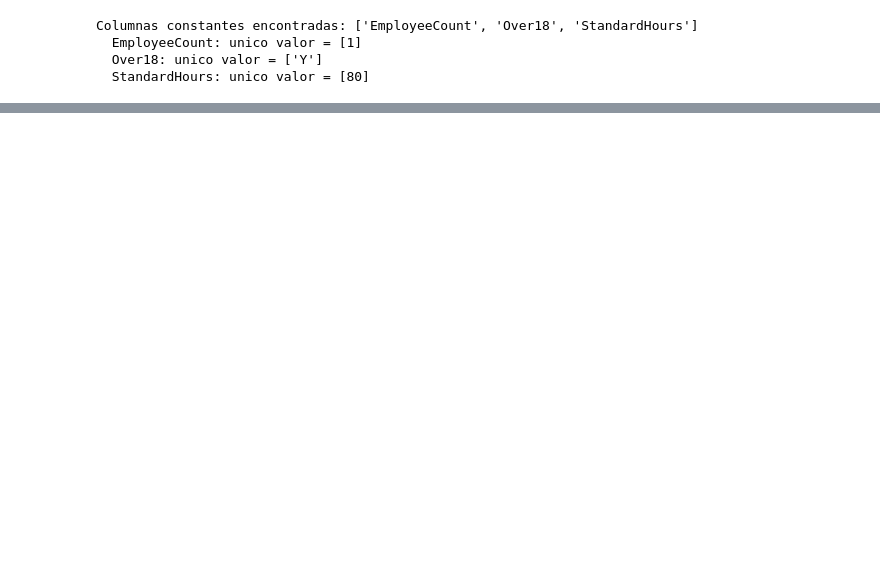
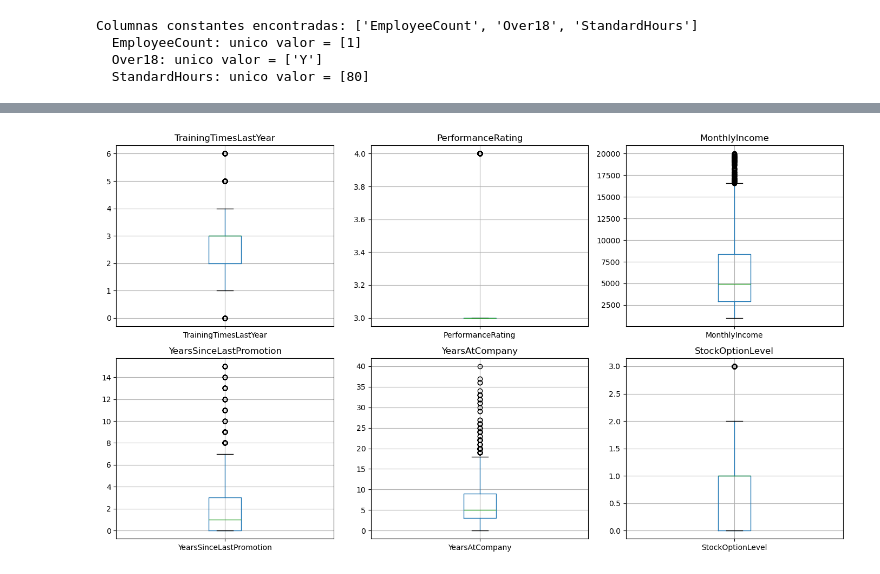
Before and after one commit to TiagoV69/analisis-datos-evento2-grupo7, a Jupyter notebook: 02_eda/02_eda_hr.ipynb, the cells around one changed output, grey strips where cells are left out. Drawn from its saved outputs; the diff is of its cells as text; code cells hidden in the pictures; blank space fills up the shorter version.

Commit message:
Feat: add EDA plots (boxplots and dispersion charts) and detection ourliers.

```diff
--- a/02_eda/02_eda_hr.ipynb
+++ b/02_eda/02_eda_hr.ipynb
@@ -58,0 +64,21 @@ Columnas constantes encontradas: ['EmployeeCount', 'Over18', 'StandardHours']
+# %%
+# Método estadístico 1: IQR (rango intercuartílico)
+resumen_outliers_iqr = []
+for col in numeric_cols:
+    q1 = df_hr[col].quantile(0.25)
+    q3 = df_hr[col].quantile(0.75)
+    iqr = q3 - q1
+    limite_inferior = q1 - 1.5 * iqr
+    limite_superior = q3 + 1.5 * iqr
+    outliers = df_hr[(df_hr[col] < limite_inferior) | (df_hr[col] > limite_superior)]
+    resumen_outliers_iqr.append({
+        "columna": col,
+        "outliers_iqr": len(outliers),
+        "porcentaje (%)": round(100 * len(outliers) / len(df_hr), 2)
+    })
+
+resumen_outliers_iqr = pd.DataFrame(resumen_outliers_iqr).sort_values(
+    "outliers_iqr", ascending=False
+)
+print("Outliers detectados por IQR:")
+print(resumen_outliers_iqr[resumen_outliers_iqr["outliers_iqr"] > 0])
@@ -58,0 +112,12 @@ Columnas constantes encontradas: ['EmployeeCount', 'Over18', 'StandardHours']
+# %%
+# Método gráfico: boxplots de las variables con más valores atípicos IQR
+columnas_a_graficar = resumen_outliers_iqr.head(6)["columna"].tolist()
+fig, axes = plt.subplots(2, 3, figsize=(14, 8))
+for ax, col in zip(axes.flatten(), columnas_a_graficar):
+    df_hr.boxplot(column=col, ax=ax)
+    ax.set_title(col)
+plt.tight_layout()
+plt.savefig("boxplots_outliers.png", dpi=120)
+plt.show()
+# %% [output]
+[figure, added]
```
Also changed, not shown: parts of 8 cells of this notebook, 2 other files.
